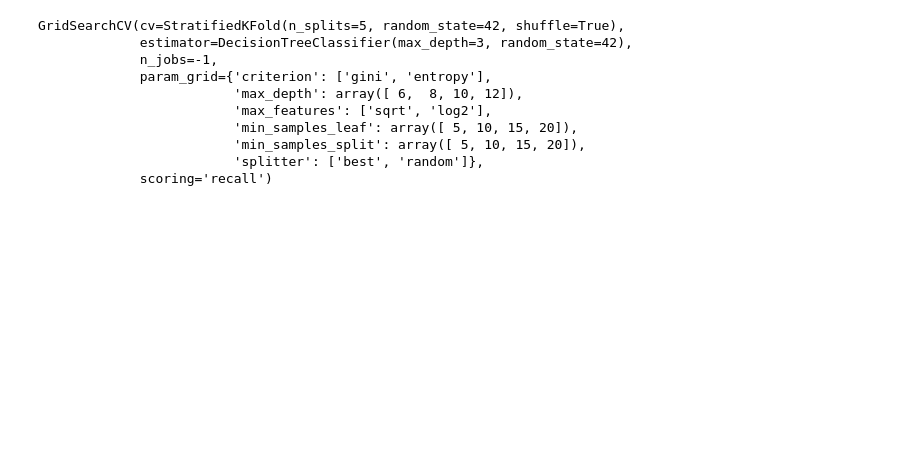
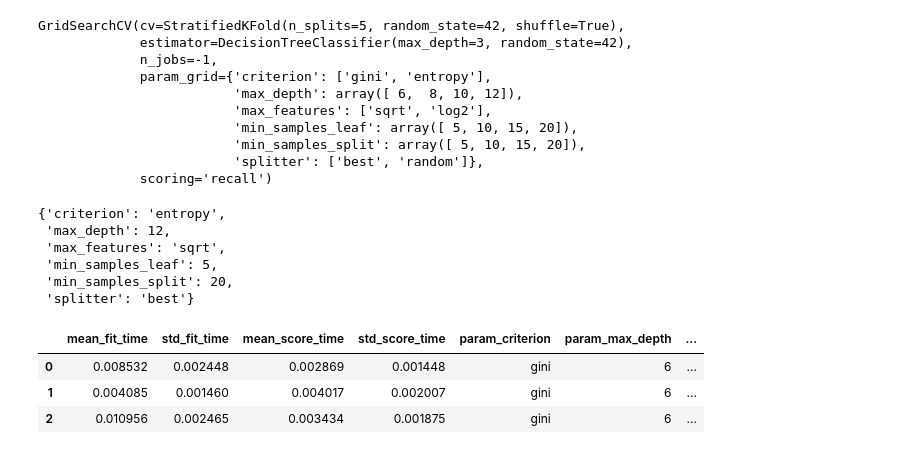
Before and after one commit to ledsouza/machine-learning-otimizacao, a Jupyter notebook: otimizacao.ipynb, the cells around one changed output. Drawn from its saved outputs; the diff is of its cells as text; code cells hidden in the pictures; blank space fills up the shorter version.

Commit message:
Avaliando os parametros do grid seach cv no decision tree

```diff
--- a/otimizacao.ipynb
+++ b/otimizacao.ipynb
@@ -122,3 +124,20 @@ GridSearchCV(cv=StratifiedKFold(n_splits=5, random_state=42, shuffle=True),
                          'min_samples_split': array([ 5, 10, 15, 20]),
                          'splitter': ['best', 'random']},
              scoring='recall')
+# %%
+tree_search_cv.best_params_
+# %% [output]
+{'criterion': 'entropy',
+ 'max_depth': 12,
+ 'max_features': 'sqrt',
+ 'min_samples_leaf': 5,
+ 'min_samples_split': 20,
+ 'splitter': 'best'}
+# %%
+df_tree_search_cv = pd.DataFrame(tree_search_cv.cv_results_)
+df_tree_search_cv.head(3)
+# %% [output]
+|  | mean_fit_time | std_fit_time | mean_score_time | std_score_time | param_criterion | param_max_depth | ... |
+| 0 | 0.008532 | 0.002448 | 0.002869 | 0.001448 | gini | 6 | ... |
+| 1 | 0.004085 | 0.001460 | 0.004017 | 0.002007 | gini | 6 | ... |
+| 2 | 0.010956 | 0.002465 | 0.003434 | 0.001875 | gini | 6 | ... |
```
Also changed, not shown: parts of 9 cells of this notebook.
